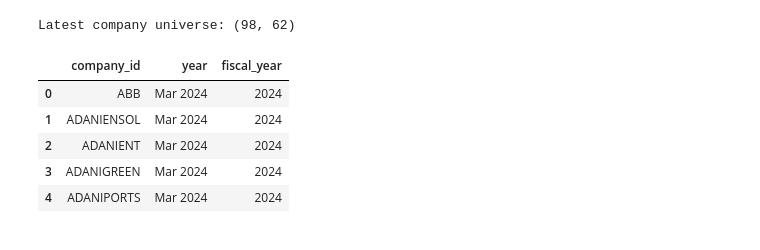
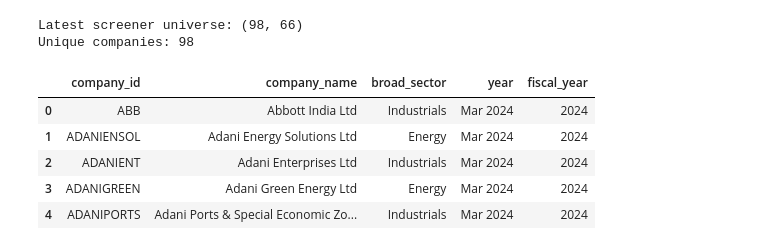
Before and after one commit to gundalarakesh262-cpu/nifty100-financial-intelligence, a Jupyter notebook: notebooks/Investment_Screener.ipynb, the cells around one changed output. Saved outputs shown, nothing was run; the diff lists cells and outputs as text; code cells hidden in the pictures.

```diff
--- a/notebooks/Investment_Screener.ipynb
+++ b/notebooks/Investment_Screener.ipynb
@@ -1,19 +1,25 @@
 # %% [markdown]
 <a href="https://colab.research.google.com/github/gundalarakesh262-cpu/nifty100-financial-intelligence/blob/main/notebooks/Investment_Screener.ipynb" target="_parent"><img src="https://colab.research.google.com/assets/colab-badge.svg" alt="Open In Colab"/></a>
 # %%
+import os
 import pandas as pd
 import numpy as np
-import os
 
 pd.set_option("display.max_columns", None)
-pd.set_option("display.width", 120)
 
-ratios_path = "../data/processed/financial_ratios_generated.csv"
+base_path = "../data/processed"
+
+ratios_path = ("financial_ratios_generated.csv")
+
+companies_path = ("companies_cleaned.csv")
+sectors_path = ("sectors_cleaned.csv")
+
+print("Ratios file exists:", os.path.exists(ratios_path))
+print("Companies file exists:", os.path.exists(companies_path))
+print("Sectors file exists:", os.path.exists(sectors_path))
 
 ratios = pd.read_csv(ratios_path)
 
-print("Rows:", ratios.shape[0])
-print("Columns:", ratios.shape[1])
-
+print("Ratios shape:", ratios.shape)
 ratios.head()
 # %% [output]
@@ -21,28 +81,27 @@ FileNotFoundError: [Errno 2] No such file or directory: '../data/processed/finan
 # %%
-# Make sure fiscal_year is numeric
-ratios["fiscal_year"] = pd.to_numeric(ratios["fiscal_year"], errors="coerce")
+screener_data["fiscal_year"] = pd.to_numeric(screener_data["fiscal_year"], errors="coerce")
 
-# Remove invalid year rows
-ratios_clean = ratios[ratios["fiscal_year"].notna()].copy()
-
-# Sort and pick latest year per company
 latest = (
-    ratios_clean
+    screener_data
+    .dropna(subset=["fiscal_year"])
     .sort_values(["company_id", "fiscal_year"])
     .groupby("company_id")
     .tail(1)
     .reset_index(drop=True)
 )
 
-print("Latest company universe:", latest.shape)
-latest[["company_id", "year", "fiscal_year"]].head()
+print("Latest screener universe:", latest.shape)
+print("Unique companies:", latest["company_id"].nunique())
+
+latest[["company_id", "company_name", "broad_sector", "year", "fiscal_year"]].head()
 # %% [output]
-Latest company universe: (98, 62)
+Latest screener universe: (98, 66)
+Unique companies: 98
-|  | company_id | year | fiscal_year |
-| 0 | ABB | Mar 2024 | 2024 |
-| 1 | ADANIENSOL | Mar 2024 | 2024 |
-| 2 | ADANIENT | Mar 2024 | 2024 |
-| 3 | ADANIGREEN | Mar 2024 | 2024 |
-| 4 | ADANIPORTS | Mar 2024 | 2024 |
+|  | company_id | company_name | broad_sector | year | fiscal_year |
+| 0 | ABB | Abbott India Ltd | Industrials | Mar 2024 | 2024 |
+| 1 | ADANIENSOL | Adani Energy Solutions Ltd | Energy | Mar 2024 | 2024 |
+| 2 | ADANIENT | Adani Enterprises Ltd | Industrials | Mar 2024 | 2024 |
+| 3 | ADANIGREEN | Adani Green Energy Ltd | Energy | Mar 2024 | 2024 |
+| 4 | ADANIPORTS | Adani Ports & Special Economic Zo... | Industrials | Mar 2024 | 2024 |
 # %%
 def percentile_score(series, higher_is_better=True):
```
Also changed, not shown: parts of 7 cells of this notebook.
